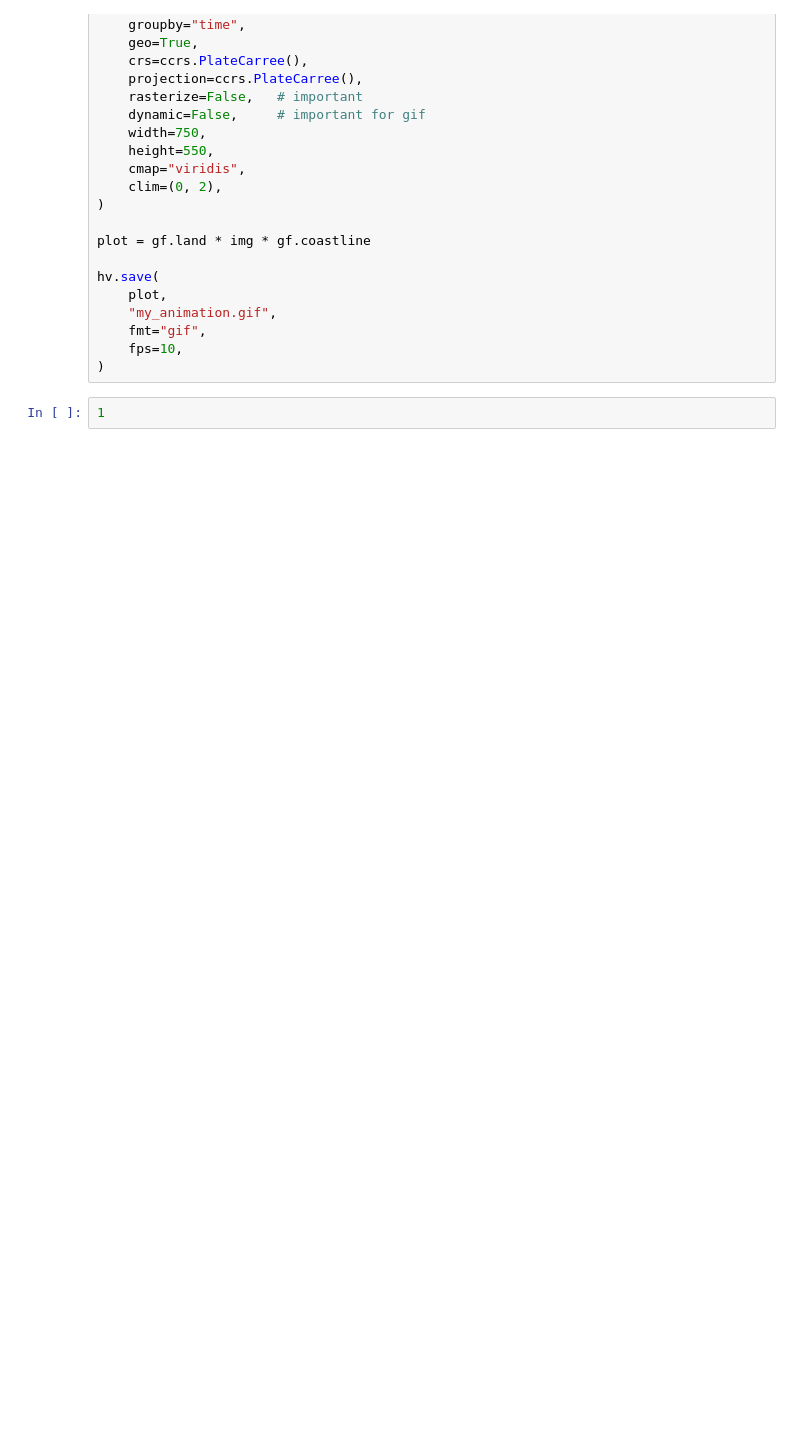
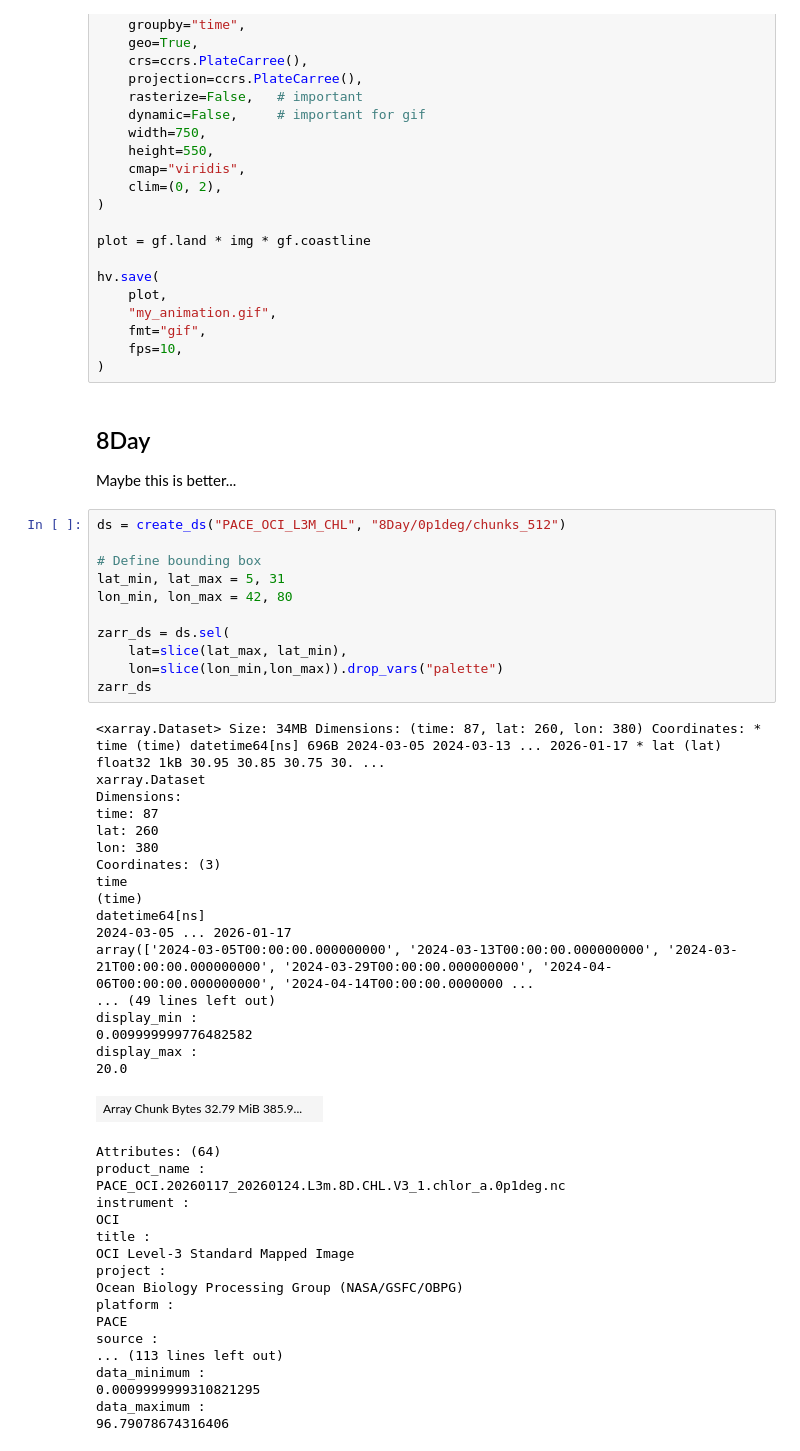
Before and after one commit to SAFS-Varanasi-Internship/mindthegap, a Jupyter notebook: contributor_folders/eli/PACE_CHL_batches.ipynb, the cells around one changed output. Drawn from its saved outputs; the diff is of its cells as text; blank space fills up the shorter version.

```diff
--- a/contributor_folders/eli/PACE_CHL_batches.ipynb
+++ b/contributor_folders/eli/PACE_CHL_batches.ipynb
@@ -178,5 +178,54 @@ hv.save(
     fmt="gif",
     fps=10,
 )
-# %%
-1
+# %% [markdown]
+## 8Day
+
+Maybe this is better...
+# %%
+ds = create_ds("PACE_OCI_L3M_CHL", "8Day/0p1deg/chunks_512")
+
+# Define bounding box
+lat_min, lat_max = 5, 31
+lon_min, lon_max = 42, 80
+
+zarr_ds = ds.sel(
+    lat=slice(lat_max, lat_min),
+    lon=slice(lon_min,lon_max)).drop_vars("palette")
+zarr_ds
+# %% [output]
+<xarray.Dataset> Size: 34MB Dimensions: (time: 87, lat: 260, lon: 380) Coordinates: * time (time) datetime64[ns] 696B 2024-03-05 2024-03-13 ... 2026-01-17 * lat (lat) float32 1kB 30.95 30.85 30.75 30. ...
+xarray.Dataset
+Dimensions:
+time: 87
+lat: 260
+lon: 380
+Coordinates: (3)
+time
+(time)
+datetime64[ns]
+2024-03-05 ... 2026-01-17
+array(['2024-03-05T00:00:00.000000000', '2024-03-13T00:00:00.000000000', '2024-03-21T00:00:00.000000000', '2024-03-29T00:00:00.000000000', '2024-04-06T00:00:00.000000000', '2024-04-14T00:00:00.0000000 ...
+... (49 lines left out)
+display_min :
+0.009999999776482582
+display_max :
+20.0
+| Array Chunk Bytes 32.79 MiB 385.9... |  |
+Attributes: (64)
+product_name :
+PACE_OCI.20260117_20260124.L3m.8D.CHL.V3_1.chlor_a.0p1deg.nc
+instrument :
+OCI
+title :
+OCI Level-3 Standard Mapped Image
+project :
+Ocean Biology Processing Group (NASA/GSFC/OBPG)
+platform :
+PACE
+source :
+... (113 lines left out)
+data_minimum :
+0.0009999999310821295
+data_maximum :
+96.79078674316406
```
Also changed, not shown: parts of 2 cells of this notebook.
